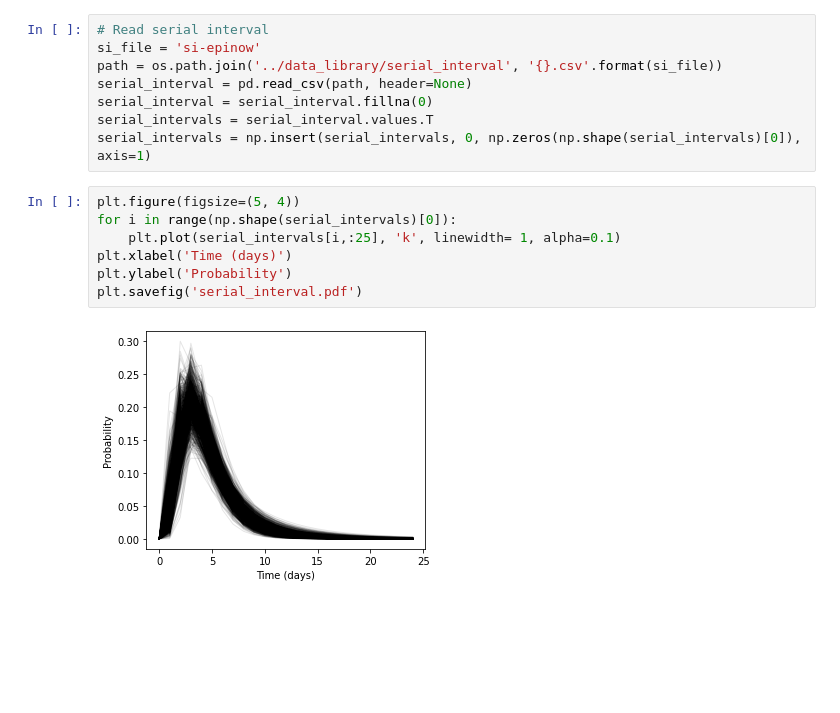
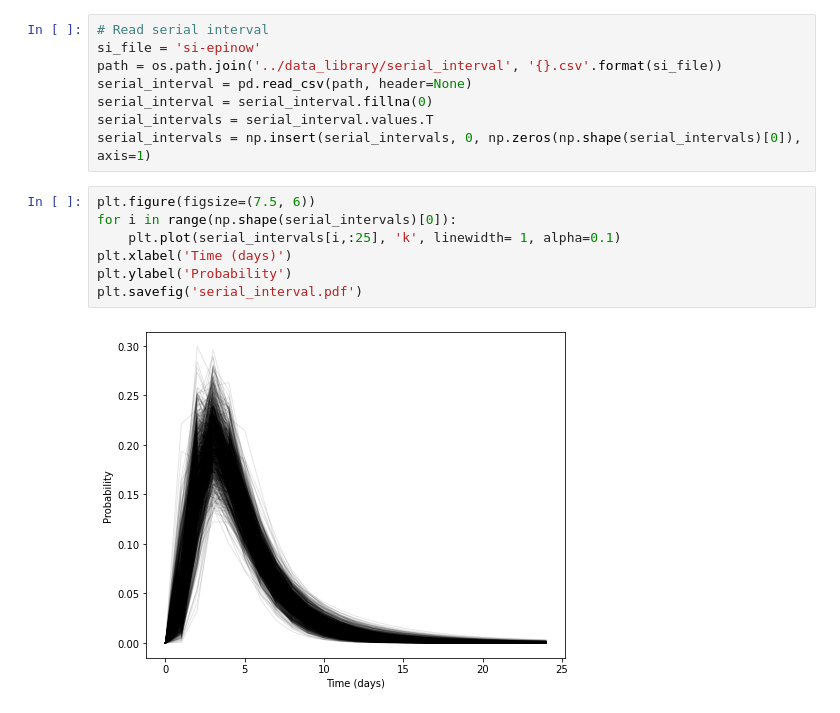
Before and after one commit to SABS-R3-Epidemiology/branchpro, a Jupyter notebook: branchpro/results/serial-interval-plot.ipynb, the cells around one changed output. Saved outputs shown, nothing was run; the diff lists cells and outputs as text; blank space fills up the shorter version.

```diff
--- a/branchpro/results/serial-interval-plot.ipynb
+++ b/branchpro/results/serial-interval-plot.ipynb
@@ -15,11 +15,11 @@ serial_interval = serial_interval.fillna(0)
 serial_intervals = serial_interval.values.T
 serial_intervals = np.insert(serial_intervals, 0, np.zeros(np.shape(serial_intervals)[0]), axis=1)
 # %%
-plt.figure(figsize=(5, 4))
+plt.figure(figsize=(7.5, 6))
 for i in range(np.shape(serial_intervals)[0]):
     plt.plot(serial_intervals[i,:25], 'k', linewidth= 1, alpha=0.1)
 plt.xlabel('Time (days)')
 plt.ylabel('Probability')
 plt.savefig('serial_interval.pdf')
 # %% [output]
-[figure, old version]
+[figure, new version]
```
Also changed, not shown: 1 other file.
